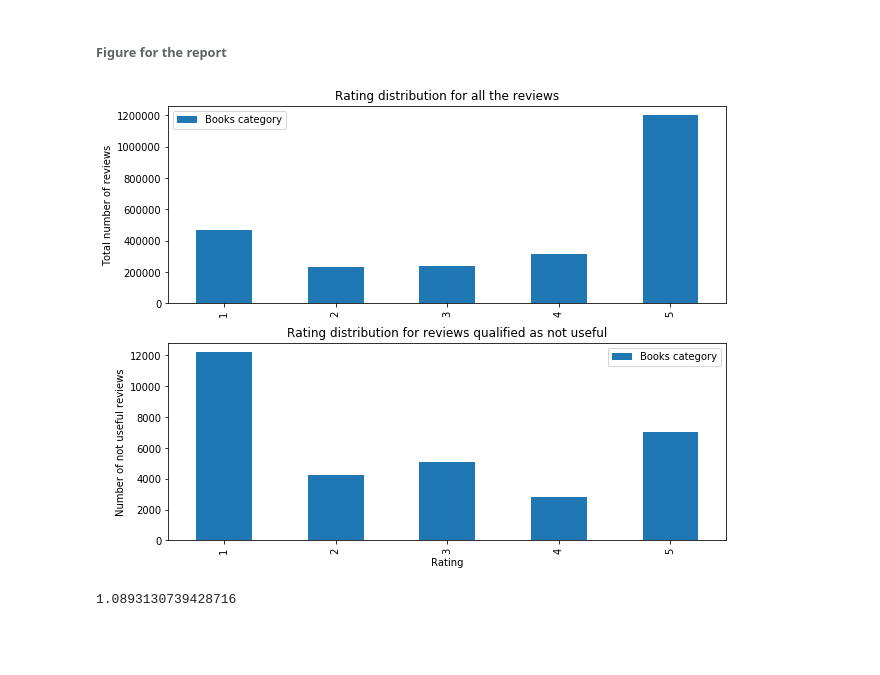
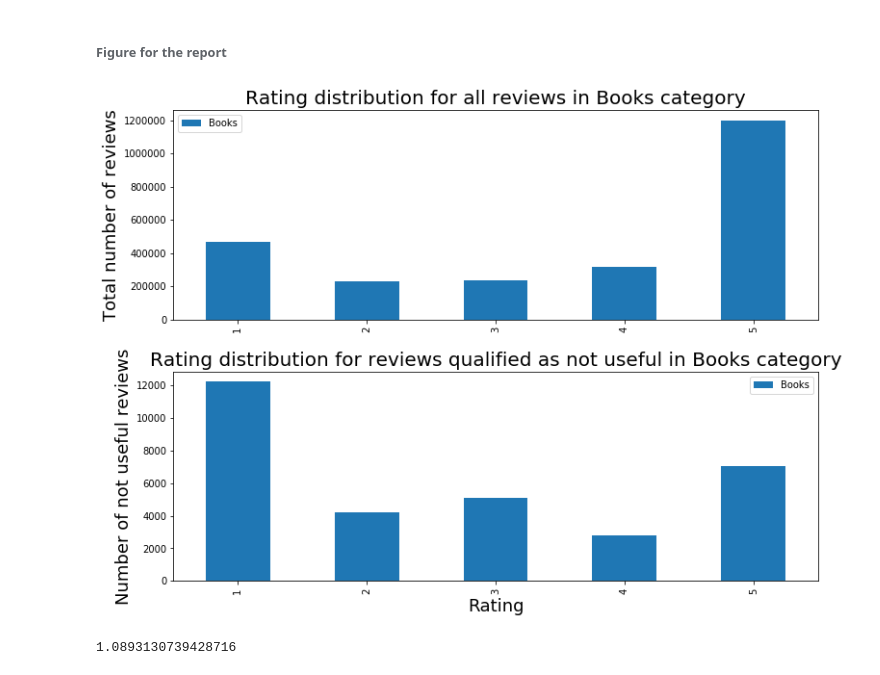
Before and after one commit to pjuda/ada-project, a Jupyter notebook: amazon-project_gianni.ipynb, the cells around one changed output. Saved outputs shown, nothing was run; the diff lists cells and outputs as text; code cells hidden in the pictures; blank space fills up the shorter version.

```diff
--- a/amazon-project_gianni.ipynb
+++ b/amazon-project_gianni.ipynb
@@ -483,6 +485,6 @@ df_star = bad_df_books['star_rating']
 c = Counter(df_star)
 
 df_star_prop = pd.DataFrame(c, index=[0]).transpose().sort_index(axis=0)
-df_star_prop.columns = ["Books category"]
+df_star_prop.columns = ["Books"]
 df_star_prop
 # %% [output]
@@ -519,6 +521,6 @@ df_star_ref = df_books_ref['star_rating']
 c_ref = Counter(df_star_ref)
 
 df_star_proportion = pd.DataFrame(c_ref, index=[0]).transpose().sort_index(axis=0)
-df_star_proportion.columns = ["Books category"]
+df_star_proportion.columns = ["Books"]
 df_star_proportion
 # %% [output]
@@ -542,25 +544,27 @@ There are a lot of negative ratings in bad reviews. Other scores also appear, th
 ###### Figure for the report
 # %%
 #Figure
-fig_star_comparison = plt.figure()
+fig_star_comparison = plt.figure(figsize = (15,13))
 
 # Divide the figure into a 2x1 grid, and give me the first section
 ax1 = fig_star_comparison.add_subplot(211)
 
 # Divide the figure into a 2x1 grid, and give me the second section
 ax2 = fig_star_comparison.add_subplot(212)
 
-df_star_proportion.plot(kind='bar', ax=ax1, title="Rating distribution for all the reviews", figsize = (10,8))
-df_star_prop.plot(kind='bar', ax=ax2, title="Rating distribution for reviews qualified as not useful", figsize = (10,8))
+df_star_proportion.plot(kind='bar', ax=ax1)
+df_star_prop.plot(kind='bar', ax=ax2)
 
+ax1.axes.set_title("Rating distribution for all reviews in Books category",fontsize=20)
 ax1.set_xlabel("")
-ax1.set_ylabel("Total number of reviews")
+ax1.set_ylabel("Total number of reviews", fontsize=18)
 
-ax2.set_xlabel("Rating")
-ax2.set_ylabel("Number of not useful reviews")
+ax2.axes.set_title("Rating distribution for reviews qualified as not useful in Books category",fontsize=20)
+ax2.set_xlabel("Rating", fontsize=18)
+ax2.set_ylabel("Number of not useful reviews", fontsize=18)
 
-fig_star_comparison.subplots_adjust(hspace=0.20)
+fig_star_comparison.subplots_adjust(hspace=0.25)
 # %% [output]
-[figure, old version]
+[figure, new version]
 # %%
 #Save figure
```
Also changed, not shown: parts of 10 cells of this notebook, 1 other file.
